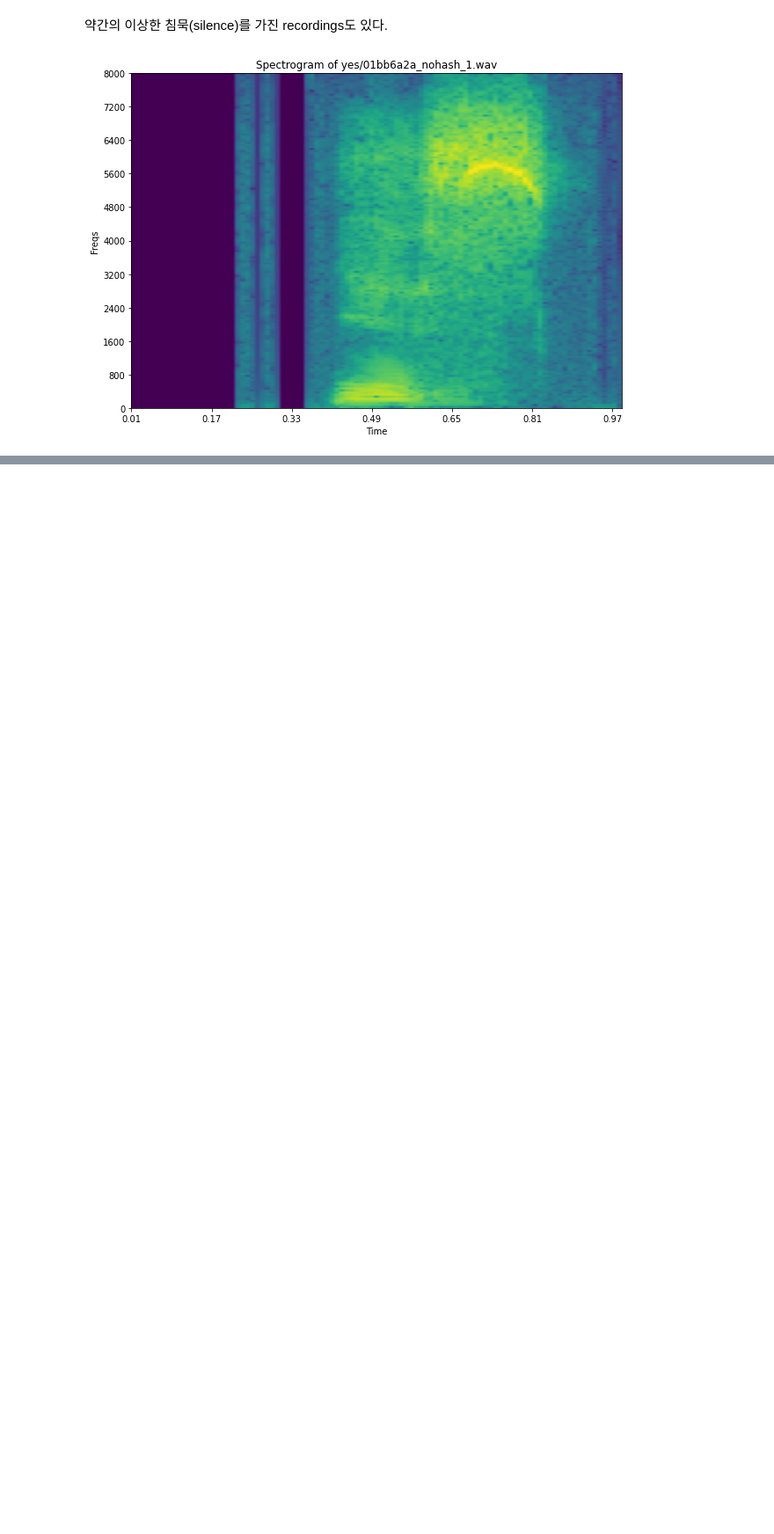
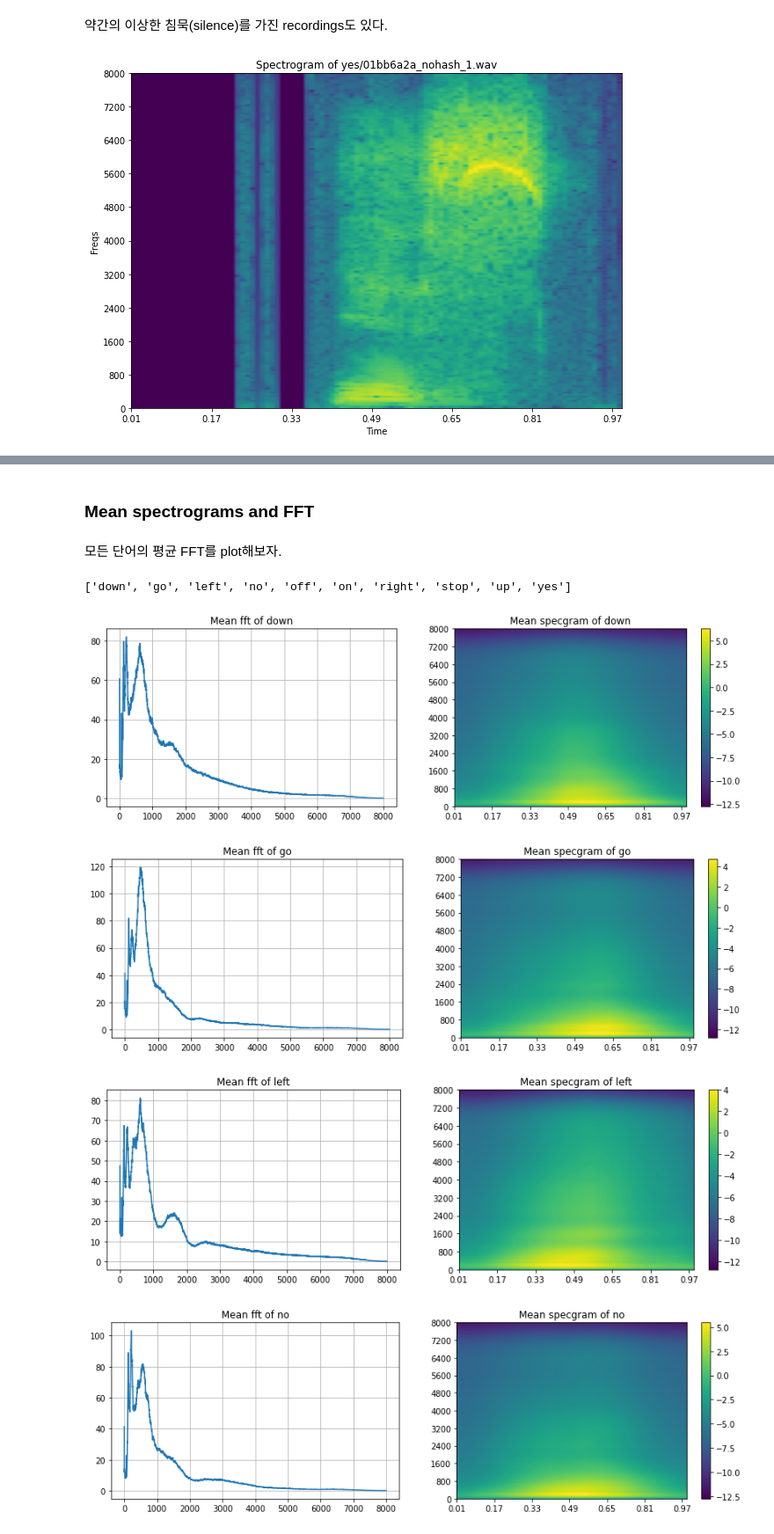
Before and after one commit to jyshin0926/Noise-Reduction, a Jupyter notebook: SpeechDataAnalysis_kaggle.ipynb, the cells around one changed output, grey strips where cells are left out. Shown at 88% size. Saved outputs shown, nothing was run; the diff lists cells and outputs as text; code cells hidden in the pictures; blank space fills up the shorter version.

```diff
--- a/SpeechDataAnalysis_kaggle.ipynb
+++ b/SpeechDataAnalysis_kaggle.ipynb
@@ -424,0 +429,9 @@ ipd.Audio(samples, rate=sample_rate)
+# %%
+num_of_shorter = 0
+for direct in dirs:
+    waves = [f for f in os.listdir(join(train_audio_path, direct)) if f.endswith('.wav')]
+    for wav in waves:
+        sample_rate, samples = wavfile.read(train_audio_path + direct + '/' + wav)
+        if samples.shape[0] < sample_rate:   # sample_rate = 16000
+            num_of_shorter += 1
+print('Number of recordings shorter than 1 second: ' + str(num_of_shorter))
@@ -424,0 +443,41 @@ ipd.Audio(samples, rate=sample_rate)
+# %% [markdown]
+### Mean spectrograms and FFT
+# %% [markdown]
+모든 단어의 평균 FFT를 plot해보자.
+# %%
+to_keep = 'yes no up down left right on off stop go'.split()
+dirs = [d for d in dirs if d in to_keep]
+print(dirs)
+
+for direct in dirs:
+    vals_all = []
+    spec_all = []
+    waves = [f for f in os.listdir(join(train_audio_path, direct)) if f.endswith('.wav')]
+    for wav in waves:
+        sample_rate, samples = wavfile.read(train_audio_path + direct + '/' + wav)
+        if samples.shape[0] != 16000:
+            continue
+        xf, vals = custom_fft(samples, 16000)
+        vals_all.append(vals)
+        freqs, times, spec = log_specgram(samples, 16000)
+        spec_all.append(spec)
+
+    plt.figure(figsize=(14,4))
+    plt.subplot(121)
+    plt.title('Mean fft of ' + direct)
+    plt.plot(np.mean(np.array(vals_all), axis=0))
+    plt.grid()
+    plt.subplot(122)
+    plt.title('Mean specgram of ' + direct)
+    plt.imshow(np.mean(np.array(spec_all), axis=0).T, aspect='auto',origin='lower',
+              extent=[times.min(),times.max(),freqs.min(),freqs.max()])
+    plt.yticks(freqs[::16])
+    plt.xticks(times[::16])
+    plt.colorbar()
+    plt.show()
+# %% [output]
+['down', 'go', 'left', 'no', 'off', 'on', 'right', 'stop', 'up', 'yes']
+[figure, added]
+[figure, added]
+[figure, added]
+[figure, added]
```
Also changed, not shown: parts of 7 cells of this notebook.
